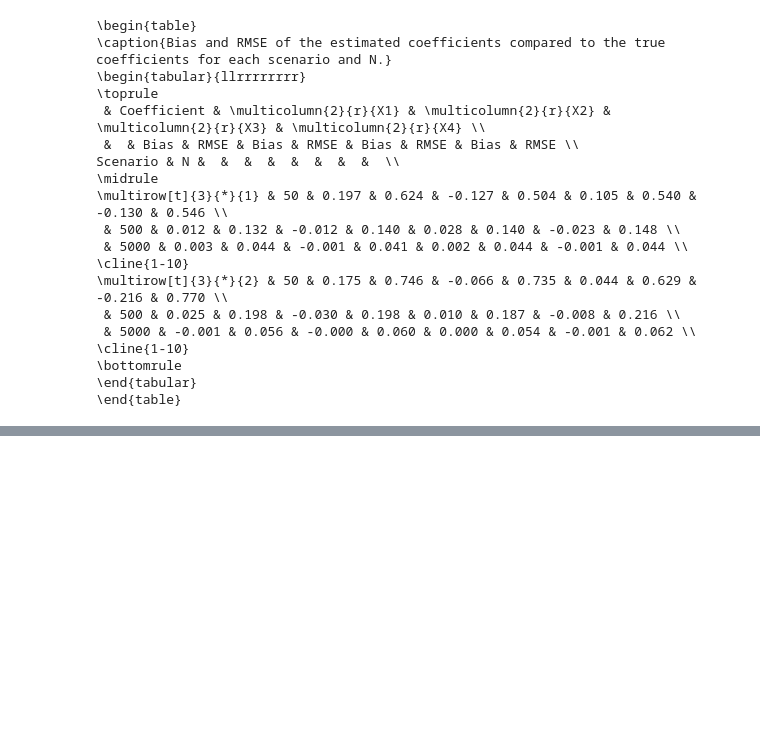
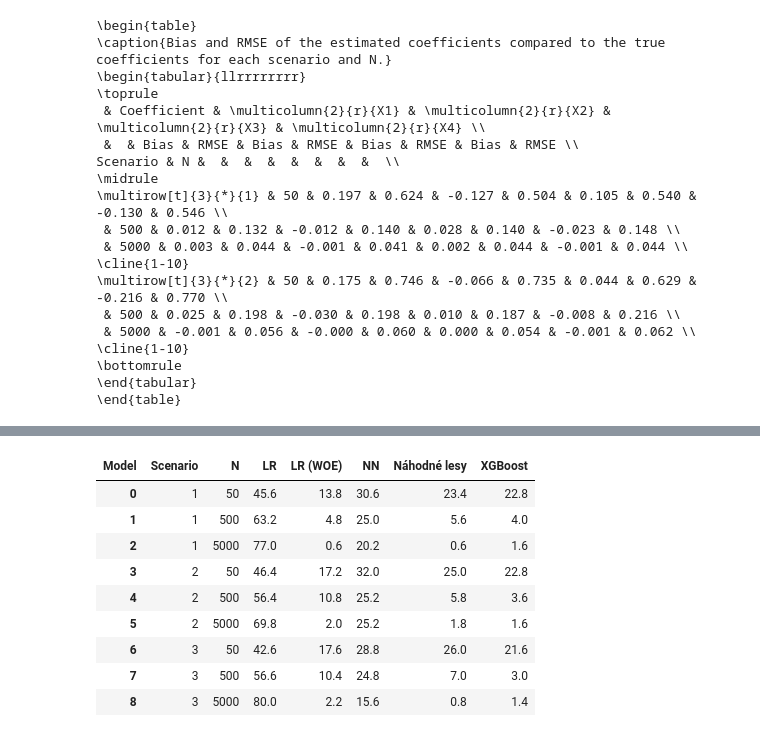
Before and after one commit to KTomsa/synthetic-classifier-benchmark, a Jupyter notebook: analysis.ipynb, the cells around one changed output, grey strips where cells are left out. Cells and saved outputs as stored; diff of their text form; code cells hidden in the pictures; blank space fills up the shorter version.

```diff
--- a/analysis.ipynb
+++ b/analysis.ipynb
@@ -99,0 +132,13 @@ Scenario & N &  &  &  &  &  &  &  &  \\
+# %%
+df_ml_res
+# %% [output]
+| Model | Scenario | N | LR | LR (WOE) | NN | Náhodné lesy | XGBoost |
+| 0 | 1 | 50 | 45.6 | 13.8 | 30.6 | 23.4 | 22.8 |
+| 1 | 1 | 500 | 63.2 | 4.8 | 25.0 | 5.6 | 4.0 |
+| 2 | 1 | 5000 | 77.0 | 0.6 | 20.2 | 0.6 | 1.6 |
+| 3 | 2 | 50 | 46.4 | 17.2 | 32.0 | 25.0 | 22.8 |
+| 4 | 2 | 500 | 56.4 | 10.8 | 25.2 | 5.8 | 3.6 |
+| 5 | 2 | 5000 | 69.8 | 2.0 | 25.2 | 1.8 | 1.6 |
+| 6 | 3 | 50 | 42.6 | 17.6 | 28.8 | 26.0 | 21.6 |
+| 7 | 3 | 500 | 56.6 | 10.4 | 24.8 | 7.0 | 3.0 |
+| 8 | 3 | 5000 | 80.0 | 2.2 | 15.6 | 0.8 | 1.4 |
```
Also changed, not shown: parts of 7 cells of this notebook, 1 other file.
